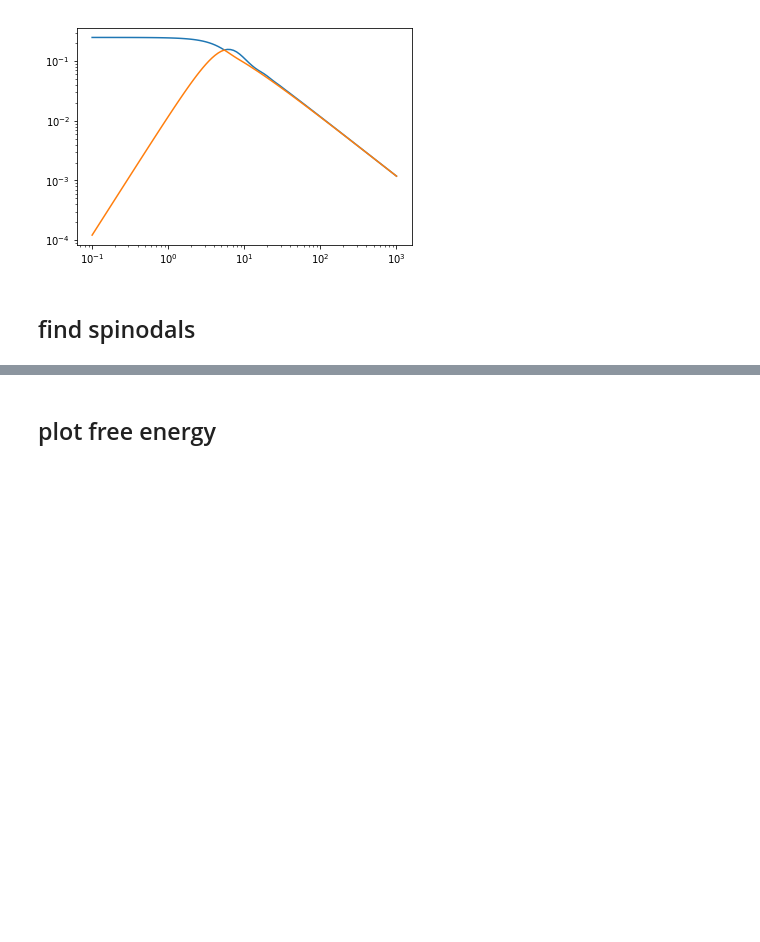
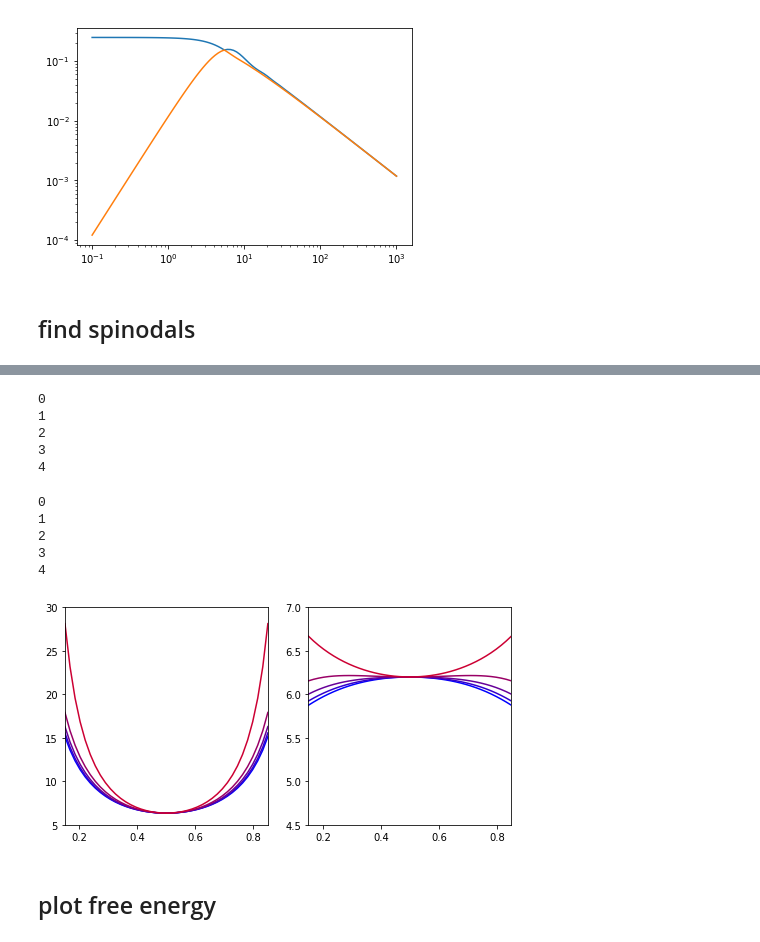
Before and after one commit to qmacAstanford/MultiPointCalculation, a Jupyter notebook: TestGAMcalc.ipynb, the cells around one changed output, grey strips where cells are left out. Cells and saved outputs as stored; diff of their text form; code cells hidden in the pictures; blank space fills up the shorter version.

```diff
--- a/TestGAMcalc.ipynb
+++ b/TestGAMcalc.ipynb
@@ -776,9 +776,3 @@ plt.loglog(KV, 1./maxeig.real)
 plt.show()
 # %% [markdown]
 ## find spinodals
-# %%
-N=1
-CHIAB, CHIAS, CHIBS = 0, 0, 0
-PHIP = 0.1
-
-pset=propagator.prop_set(nlam=1)
@@ -817,0 +779,69 @@ for N in np.logspace(-1, )
+# %%
+N=1000
+pset=propagator.prop_set(nlam=1)
+
+PHIPV = [0.2, 0.4, 0.6, 0.8, 0.9999]
+FAV = np.linspace(.15, .499, 21)
+CHIABsV_N1000 = np.zeros((len(FAV), len(PHIPV)))
+KsolsV_N1000 = np.zeros((len(FAV), len(PHIPV)))
+
+for iP, PHIP in enumerate(PHIPV):
+    print(iP)
+    for iF, FA in enumerate(FAV):
+        if 1-PHIP < 1e-3:
+            CHIABsV_N1000[iF][iP] = chis(N, FA)
+            KsolsV_N1000[iF][iP] = spinodal(pset, N, FA)
+        else:
+            CHIABsV_N1000[iF][iP], KsolsV_N1000[iF][iP], _ =\
+            gamma2sol_spinodal(pset, N, FA, PHIP)
+# %% [output]
+0
+1
+2
+3
+4
+# %%
+N=1
+pset=propagator.prop_set(nlam=1)
+
+PHIPV = [0.2, 0.4, 0.6, 0.8, 0.9999]
+FAV = np.linspace(.15, .499, 21)
+CHIABsV_N1 = np.zeros((len(FAV), len(PHIPV)))
+KsolsV_N1 = np.zeros((len(FAV), len(PHIPV)))
+
+for iP, PHIP in enumerate(PHIPV):
+    print(iP)
+    for iF, FA in enumerate(FAV):
+        if 1-PHIP < 1e-3:
+            CHIABsV_N1[iF][iP] = chis(N, FA)
+            KsolsV_N1[iF][iP] = spinodal(pset, N, FA)
+        else:
+            CHIABsV_N1[iF][iP], KsolsV_N1[iF][iP], _ =\
+            gamma2sol_spinodal(pset, N, FA, PHIP)
+# %% [output]
+0
+1
+2
+3
+4
+# %%
+f, axarr = plt.subplots(1, 2, figsize=(8, 4))
+plt.axes(axarr[0])
+N = 1
+
+for iP, PHIP in enumerate(PHIPV):
+    col = iP/len(PHIPV)
+    plt.plot(FAV, CHIABsV_N1[:,iP]*N*PHIP, '-', color=(col, 0, 1-col))
+    plt.plot(1-FAV, CHIABsV_N1[:,iP]*N*PHIP, '-', color=(col, 0, 1-col))
+plt.axis([0.15, 0.85, 5, 30])
+
+plt.axes(axarr[1])
+for iP, PHIP in enumerate(PHIPV):
+    col = iP/len(PHIPV)
+    plt.plot(FAV, KsolsV_N1[:,iP]*np.sqrt(r2(N)), '-', color=(col, 0, 1-col))
+    plt.plot(1-FAV, KsolsV_N1[:,iP]*np.sqrt(r2(N)), '-', color=(col, 0, 1-col))
+plt.axis([0.15, 0.85, 4.5, 7.0])
+
+plt.show()
+# %% [output]
+[figure, added]
```
Also changed, not shown: parts of 7 cells of this notebook, 16 other files.
